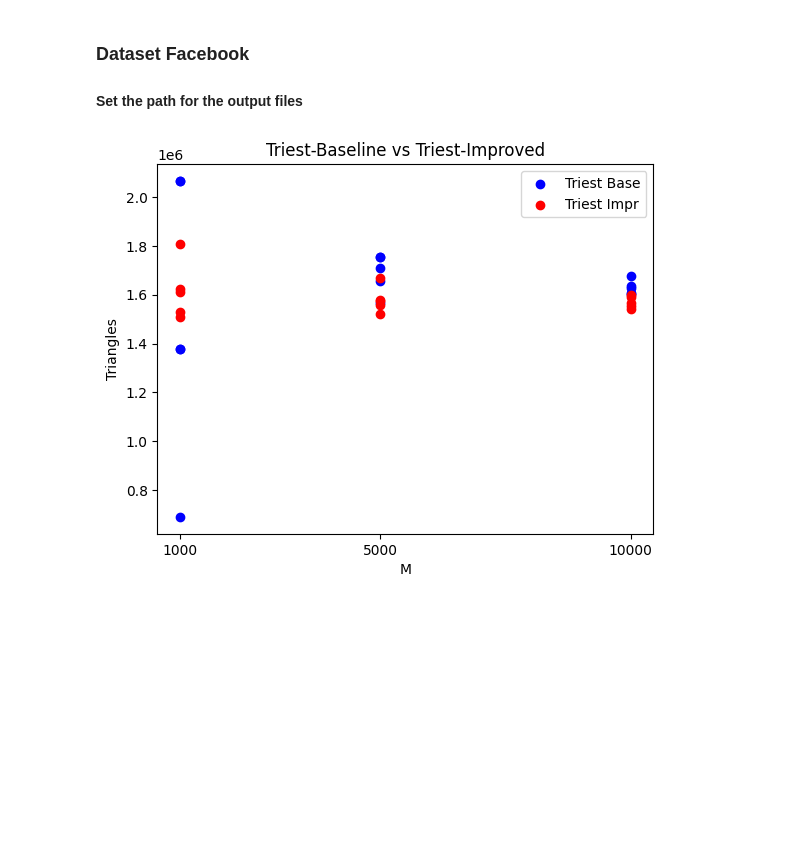
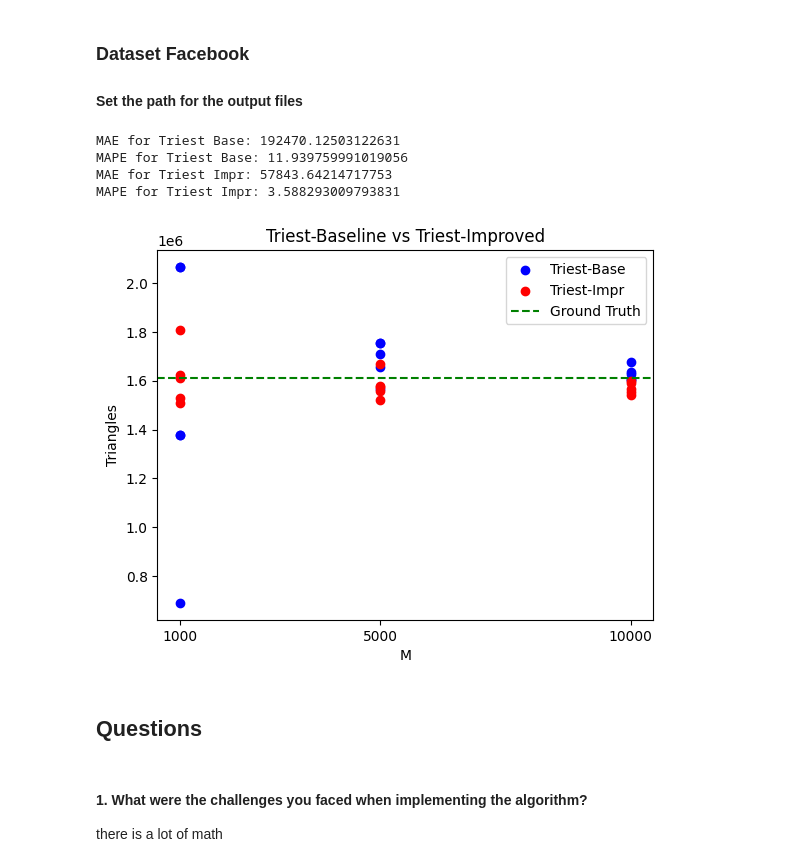
Before and after one commit to noeljn/Data-Mining, a Jupyter notebook: (3)_Mining_Data_Streams/code/main.ipynb, the cells around one changed output. Drawn from its saved outputs; the diff is of its cells as text; code cells hidden in the pictures; blank space fills up the shorter version.

```diff
--- a/(3)_Mining_Data_Streams/code/main.ipynb
+++ b/(3)_Mining_Data_Streams/code/main.ipynb
@@ -85,6 +92,15 @@ plot(path_triest_base, path_triest_base)
 path_triest_base = "../output/triest_base_facebook.csv"
 path_triest_impr = "../output/triest_impr_facebook.csv"
 # %%
-plot(path_triest_base, path_triest_impr)
+plot(path_triest_base, path_triest_impr, 1612010)
 # %% [output]
+MAE for Triest Base: 192470.12503122631
+MAPE for Triest Base: 11.939759991019056
+MAE for Triest Impr: 57843.64214717753
+MAPE for Triest Impr: 3.588293009793831
-[figure, old version]
+[figure, new version]
+# %% [markdown]
+## Questions
+# %% [markdown]
+#### 1. What were the challenges you faced when implementing the algorithm?
+there is a lot of math
```
Also changed, not shown: parts of 6 cells of this notebook.
